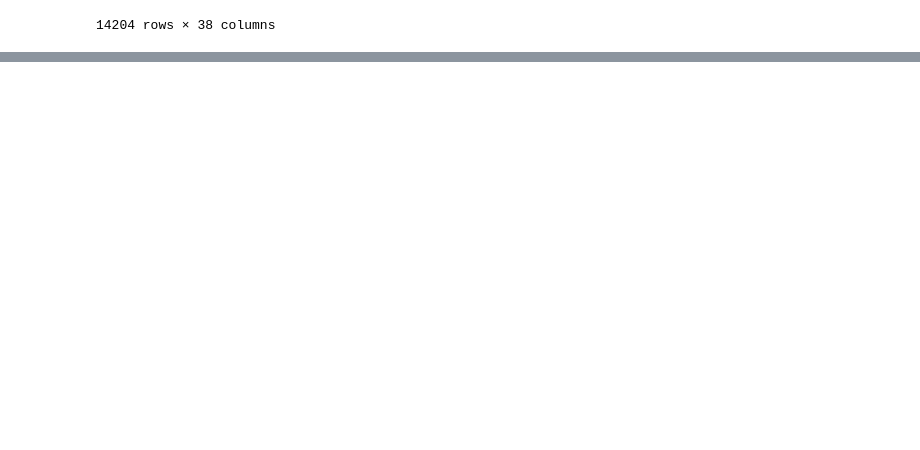
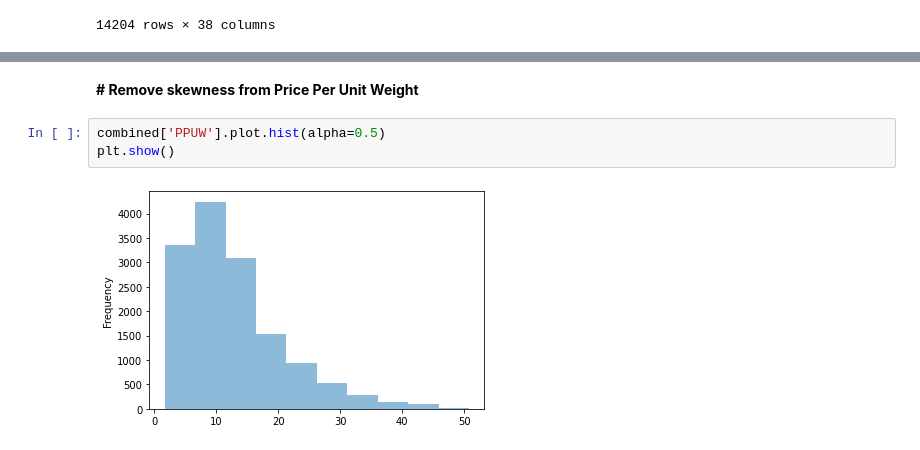
Before and after one commit to deepakmarichi/Big-Mart-Sales-Prediction, a Jupyter notebook: Sales_Prediction.ipynb, the cells around one changed output, grey strips where cells are left out. Saved outputs shown, nothing was run; the diff lists cells and outputs as text; blank space fills up the shorter version.

```diff
--- a/Sales_Prediction.ipynb
+++ b/Sales_Prediction.ipynb
@@ -666,0 +717,7 @@ combined.shape
+# %% [markdown]
+**# Remove skewness from Price Per Unit Weight**
+# %%
+combined['PPUW'].plot.hist(alpha=0.5)
+plt.show()
+# %% [output]
+[figure, added]
```
Also changed, not shown: parts of 39 cells of this notebook, 2 other files.
